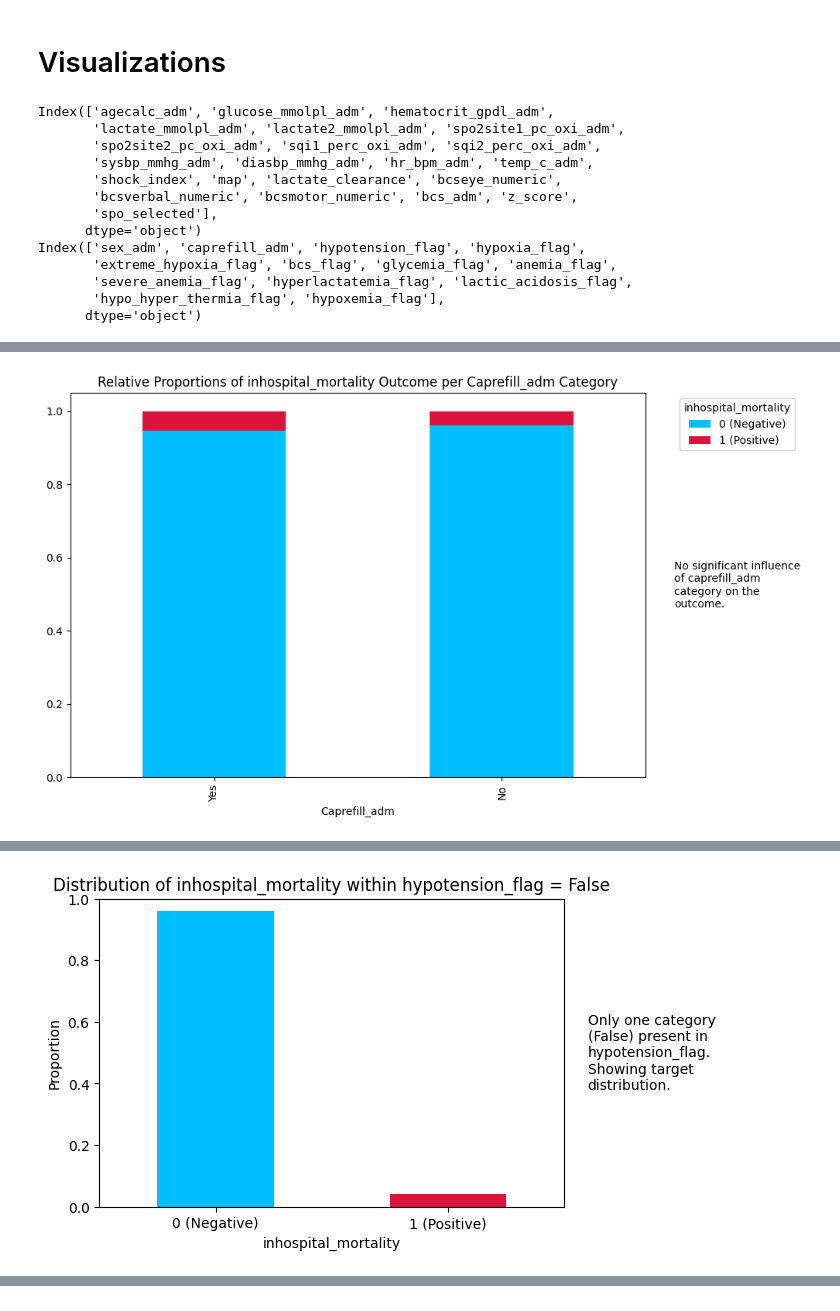
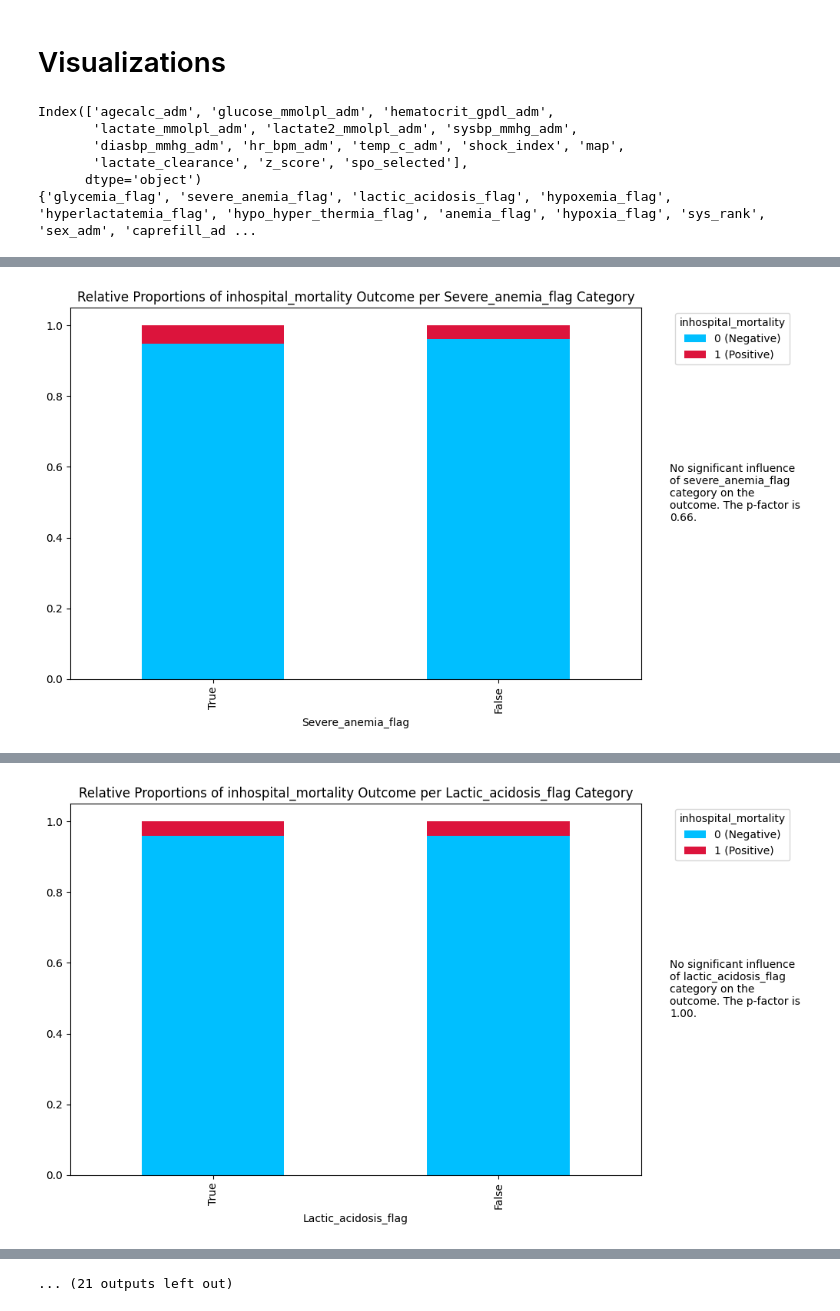
Before and after one commit to ucheokechukwu/Pediatric-Sepsis-Challenge, a Jupyter notebook: notebooks/uche/10_feature_engineering_1_clinical_flags.ipynb, the cells around one changed output, grey strips where cells are left out. Saved outputs shown, nothing was run; the diff lists cells and outputs as text; code cells hidden in the pictures.

```diff
--- a/notebooks/uche/10_feature_engineering_1_clinical_flags.ipynb
+++ b/notebooks/uche/10_feature_engineering_1_clinical_flags.ipynb
@@ -21,0 +9,7 @@ y_ = data["inhospital_mortality"]
+# %%
+clincial_features = dictionary[dictionary.Category.str.contains('Clinical') & ~dictionary.Feature.str.contains('admitabx')].Feature.tolist()
+for col in clincial_features:
+    print("\n", col)
+    print(data[col].dtype)
+    if data[col].nunique()<10:
+        print(data[col].unique())
@@ -248,9 +305,20 @@ class FeatureEngineer:
 # %%
 tmp = data.drop(columns=['studyid_adm', 'lengthadm'],
-               errors='ignore')
+               errors='ignore').copy()
 
 X_ = tmp.drop(columns=target)
 y_ = tmp[target]
 feature = FeatureEngineer()
-X = feature.fit_transform(X_, y_)
+
+X = X_[[
+            'agecalc_adm', 'height_cm_adm', 'weight_kg_adm', 'sex_adm',
+            'caprefill_adm', 'glucose_mmolpl_adm', 'hematocrit_gpdl_adm',
+            'lactate_mmolpl_adm', 'lactate2_mmolpl_adm', 'spo2site1_pc_oxi_adm',
+            'spo2site2_pc_oxi_adm', 'sqi1_perc_oxi_adm', 'sqi2_perc_oxi_adm',
+            'sysbp_mmhg_adm', 'diasbp_mmhg_adm', 'hr_bpm_adm', 'temp_c_adm',
+            'bcseye_adm', 'bcsmotor_adm', 'bcsverbal_adm']]
+print(X.shape)
+
+X = feature.fit_transform(X, y)
+print(X.columns)
 # %% [output]
@@ -264,11 +341,15 @@ X = feature.fit_transform(X_, y_)
 # %%
 df = X.copy()
 df.drop(columns=['height_cm_adm', 'weight_kg_adm'], inplace=True)
-df.drop(columns=['bcseye_adm', 'bcsmotor_adm', 'bcsverbal_adm',], inplace=True)
+df.drop(columns=['bcseye_adm', 'bcsmotor_adm', 'bcsverbal_adm',
+                 'bcseye_numeric', 'bcsmotor_numeric',
+                 'bcsverbal_numeric'], inplace=True)
+df.drop(columns=['spo2site1_pc_oxi_adm', 'spo2site2_pc_oxi_adm',
+                 'sqi1_perc_oxi_adm', 'sqi2_perc_oxi_adm'], inplace=True)
 
 X = df.drop(columns=[target])
 numerical_cols = X.select_dtypes(include='number').columns
-categorical_cols = X.select_dtypes(exclude='number').columns
+categorical_cols = set(X.select_dtypes(exclude='number').columns.tolist() + X.select_dtypes(include='O').columns.tolist())
 print(numerical_cols)
 print(categorical_cols)
 for col in categorical_cols:
@@ -279,15 +360,8 @@ for col in categorical_cols:
         print(e)
 # %% [output]
 Index(['agecalc_adm', 'glucose_mmolpl_adm', 'hematocrit_gpdl_adm',
-       'lactate_mmolpl_adm', 'lactate2_mmolpl_adm', 'spo2site1_pc_oxi_adm',
-       'spo2site2_pc_oxi_adm', 'sqi1_perc_oxi_adm', 'sqi2_perc_oxi_adm',
-       'sysbp_mmhg_adm', 'diasbp_mmhg_adm', 'hr_bpm_adm', 'temp_c_adm',
-       'shock_index', 'map', 'lactate_clearance', 'bcseye_numeric',
-       'bcsverbal_numeric', 'bcsmotor_numeric', 'bcs_adm', 'z_score',
-       'spo_selected'],
+       'lactate_mmolpl_adm', 'lactate2_mmolpl_adm', 'sysbp_mmhg_adm',
+       'diasbp_mmhg_adm', 'hr_bpm_adm', 'temp_c_adm', 'shock_index', 'map',
+       'lactate_clearance', 'z_score', 'spo_selected'],
       dtype='object')
-Index(['sex_adm', 'caprefill_adm', 'hypotension_flag', 'hypoxia_flag',
-       'extreme_hypoxia_flag', 'bcs_flag', 'glycemia_flag', 'anemia_flag',
-       'severe_anemia_flag', 'hyperlactatemia_flag', 'lactic_acidosis_flag',
-       'hypo_hyper_thermia_flag', 'hypoxemia_flag'],
-      dtype='object')
+{'glycemia_flag', 'severe_anemia_flag', 'lactic_acidosis_flag', 'hypoxemia_flag', 'hyperlactatemia_flag', 'hypo_hyper_thermia_flag', 'anemia_flag', 'hypoxia_flag', 'sys_rank', 'sex_adm', 'caprefill_ad ...
@@ -295 +371 @@ Index(['sex_adm', 'caprefill_adm', 'hypotension_flag', 'hypoxia_flag',
-[figure, old version]
+[figure, new version]
@@ -296 +373 @@ Index(['sex_adm', 'caprefill_adm', 'hypotension_flag', 'hypoxia_flag',
-[figure, old version]
+[figure, new version]
@@ -306,0 +379 @@ Index(['sex_adm', 'caprefill_adm', 'hypotension_flag', 'hypoxia_flag',
+... (21 outputs left out)
```
Also changed, not shown: parts of 18 cells of this notebook, 9 other files.
